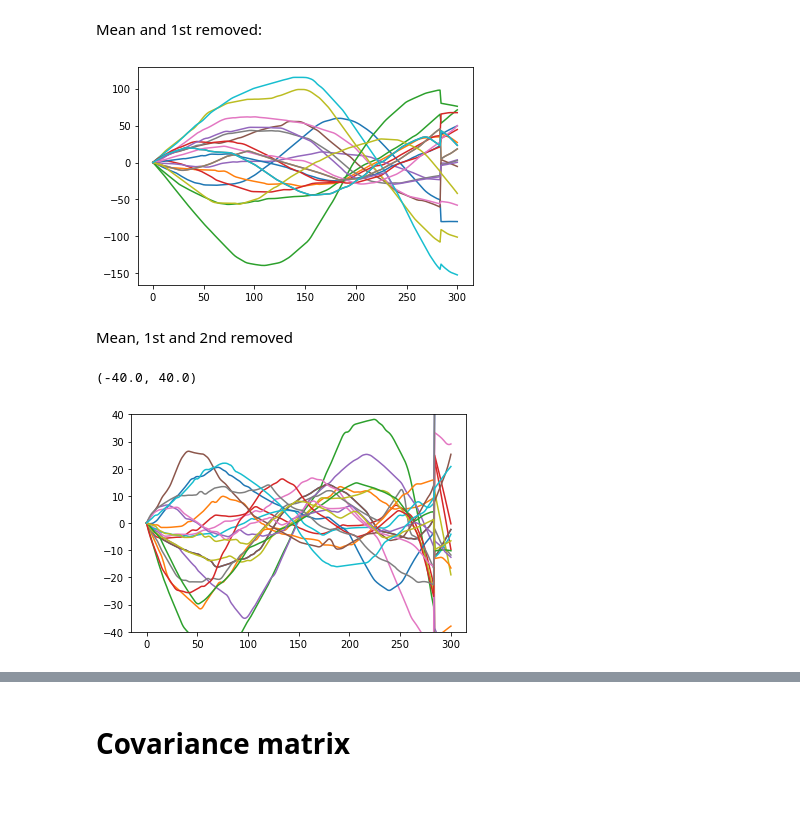
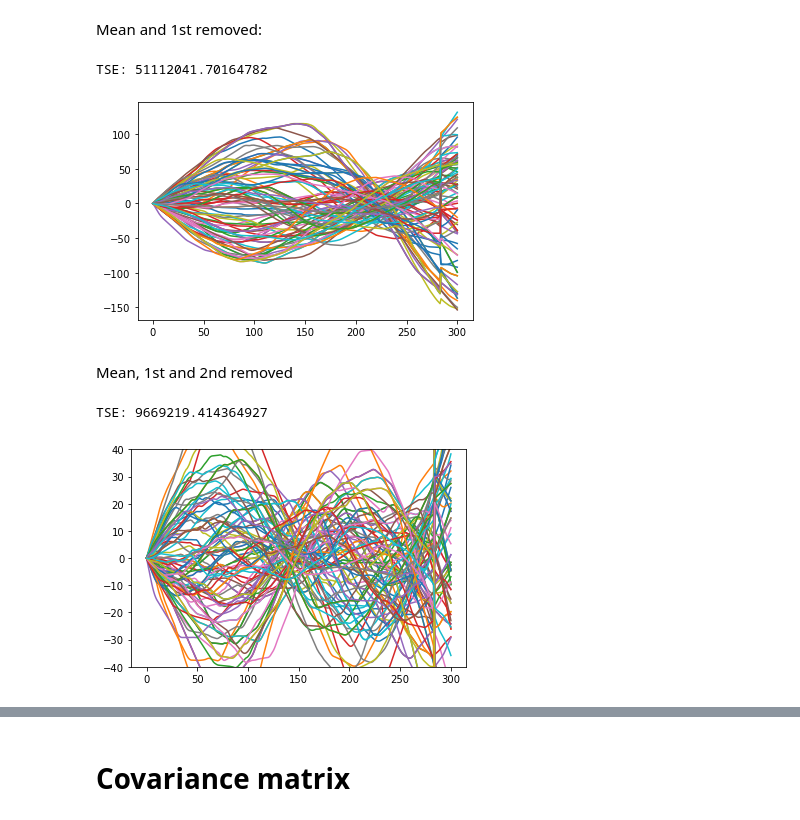
Before and after one commit to thinhhoang95/anomaly-detection-ngsim2, a Jupyter notebook: pwms_spherical/2_why_fpca_fourier.ipynb, the cells around one changed output, grey strips where cells are left out. Saved outputs shown, nothing was run; the diff lists cells and outputs as text; code cells hidden in the pictures.

```diff
--- a/pwms_spherical/2_why_fpca_fourier.ipynb
+++ b/pwms_spherical/2_why_fpca_fourier.ipynb
@@ -160,6 +189,2 @@ for i in np.random.choice(num_of_trajs, 20):
 # %% [markdown]
 Mean removed:
-# %%
-for i in np.random.choice(num_of_trajs, 20):
-    traj_to_plot = container_y_np[i] - mean_y
-    plt.plot(traj_to_plot)
@@ -167,0 +191,8 @@ for i in np.random.choice(num_of_trajs, 20):
+# %%
+tse = np.zeros((3,))
+chosen_trajs = np.random.choice(num_of_trajs, 100)
+for i in chosen_trajs:
+    traj_to_plot = container_y_np[i] - mean_y
+    tse[0] += np.sum(np.square(container_y_np[i] - mean_y))
+    plt.plot(traj_to_plot)
+print('TSE: {}'.format(tse[0]))
@@ -168,18 +202,25 @@ for i in np.random.choice(num_of_trajs, 20):
 # %% [markdown]
 Mean and 1st removed:
 # %%
-for i in np.random.choice(num_of_trajs, 20):
+tse[1] = 0
+for i in chosen_trajs:
     traj_to_plot = container_y_np[i] - mean_y - y_coeffs[i,0] * y_basis[:,0]
+    tse[1] += np.sum(np.square(container_y_np[i] - mean_y - y_coeffs[i,0] * y_basis[:,0]))
     plt.plot(traj_to_plot)
+print('TSE: {}'.format(tse[1]))
 # %% [output]
+TSE: 51112041.70164782
-[figure, old version]
+[figure, new version]
 # %% [markdown]
 Mean, 1st and 2nd removed
 # %%
-for i in np.random.choice(num_of_trajs, 20):
+tse[2] = 0
+for i in chosen_trajs:
     traj_to_plot = container_y_np[i] - mean_y - y_coeffs[i,0] * y_basis[:,0] - y_coeffs[i,1] * y_basis[:,1]
+    tse[2] += np.sum(np.square(container_y_np[i] - mean_y - y_coeffs[i,0] * y_basis[:,0] - y_coeffs[i,1] * y_basis[:,1]))
     plt.plot(traj_to_plot)
 plt.ylim((-40,40))
+print('TSE: {}'.format(tse[2]))
 # %% [output]
-(-40.0, 40.0)
+TSE: 9669219.414364927
-[figure, old version]
+[figure, new version]
```
Also changed, not shown: parts of 11 cells of this notebook, 2 other files.
